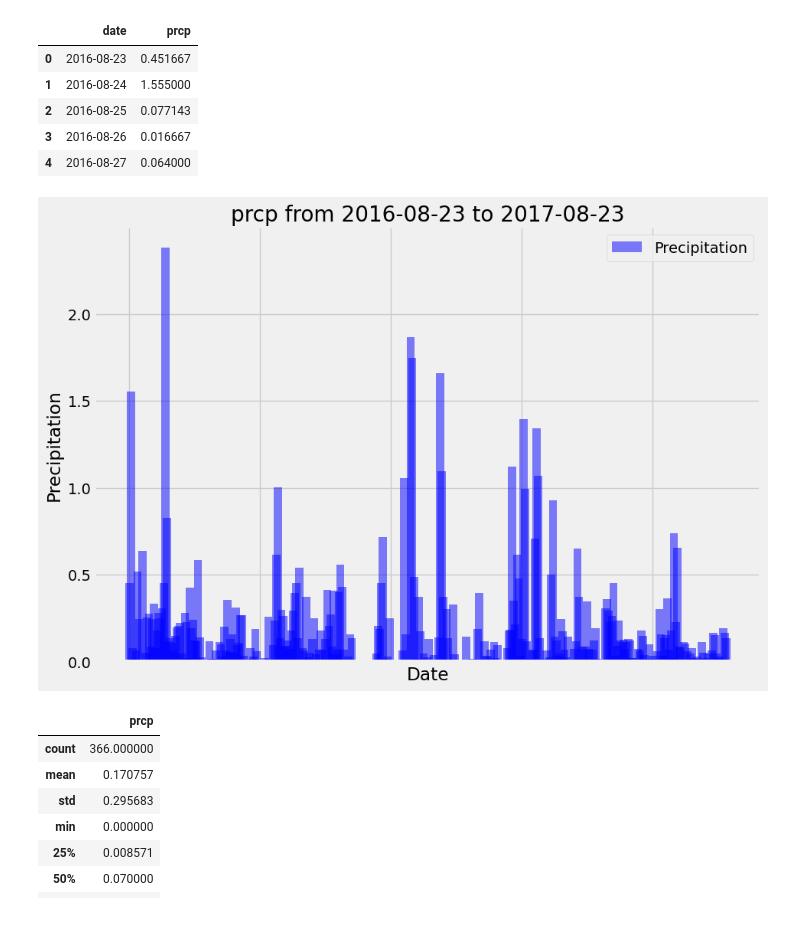
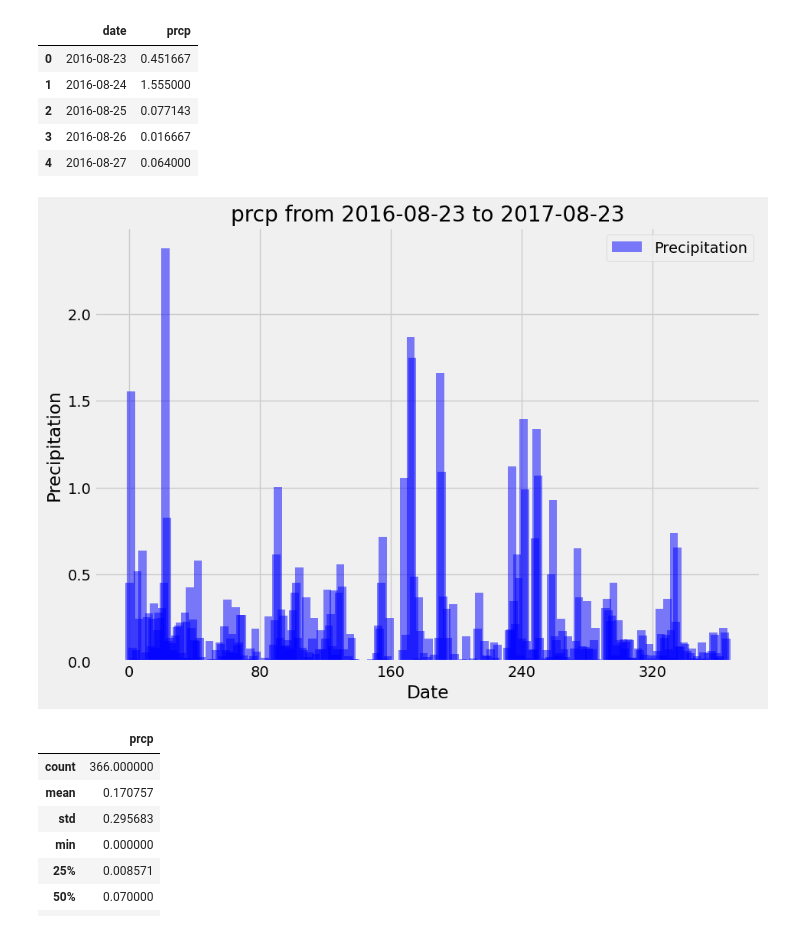
Before and after one commit to Faith-Hall/sqlalchemy-challenge, a Jupyter notebook: SurfsUp/climate_code.ipynb, the cells around one changed output. Saved outputs shown, nothing was run; the diff lists cells and outputs as text; code cells hidden in the pictures.

```diff
--- a/SurfsUp/climate_code.ipynb
+++ b/SurfsUp/climate_code.ipynb
@@ -86,26 +86,21 @@ precipitation_clean_sort.head()
 # %%
 # Use Pandas to calculate the summary statistics for the precipitation data
 xx = precipitation_clean_sort.index.tolist()
 yy = precipitation_clean_sort['prcp'].tolist()
 
 plt.figure(figsize=(10,7))
 plt.bar(xx,yy,width = 5 ,color='b', alpha=0.5, align="center",label='Precipitation')
-plt.tick_params(
-    axis='x',          # changes apply to the x-axis
-    which='both',      # both major and minor ticks are affected
-    bottom=False,      # ticks along the bottom edge are off
-    top=False,         # ticks along the top edge are off
-    labelbottom=False) # labels along the bottom edge are off
+
 major_ticks = np.arange(0,400,80)
 plt.xticks(major_ticks)
 
 plt.title(f"prcp from {start_date} to {most_recent_date}")
 plt.xlabel("Date")
 plt.ylabel("Precipitation")
 plt.legend()
 plt.show()
 # %% [output]
-[figure, old version]
+[figure, new version]
 # %%
 precipitation_clean_sort.describe()
 # %% [output]
```
Also changed, not shown: parts of 1 cell of this notebook.
